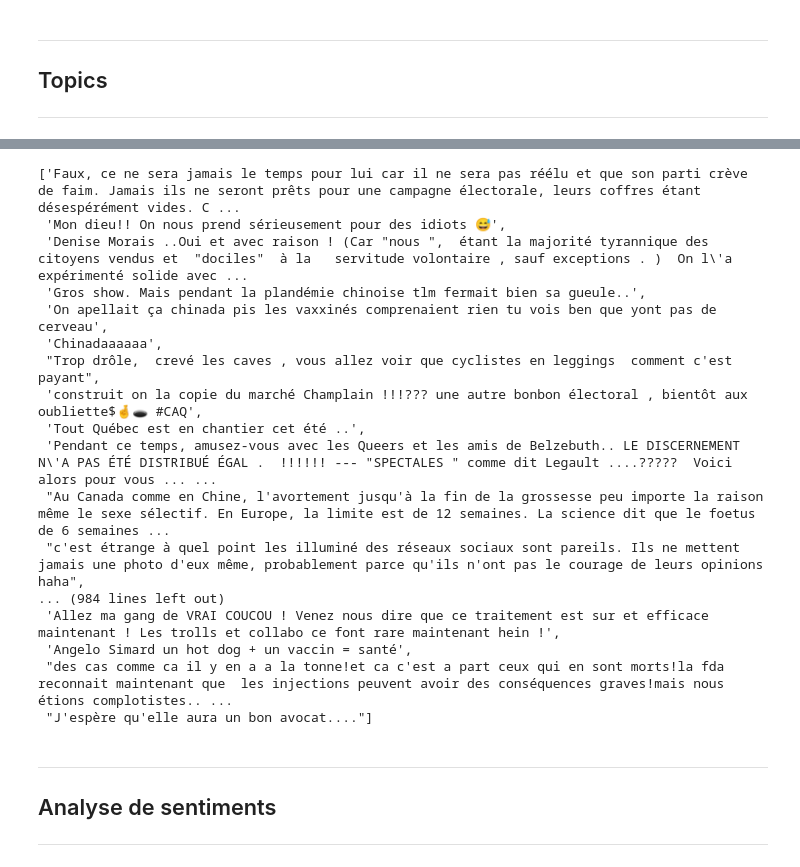
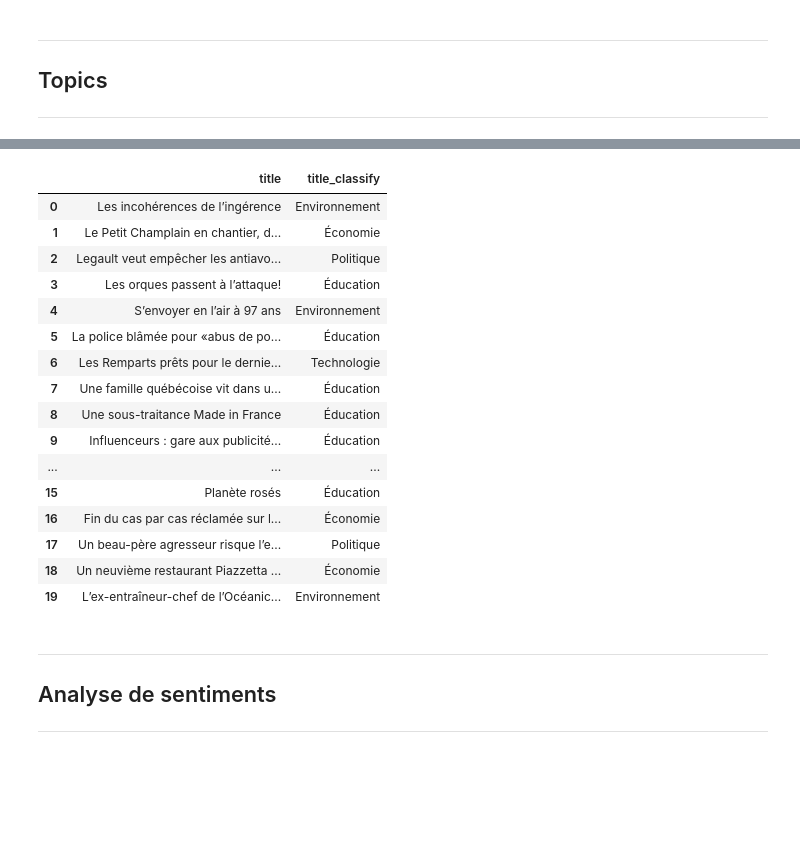
Before and after one commit to caseguin/GLO-7027, a Jupyter notebook: charles_workspace/charles_cleaning.ipynb, the cells around one changed output, grey strips where cells are left out. Drawn from its saved outputs; the diff is of its cells as text; code cells hidden in the pictures; blank space fills up the shorter version.

Commit message:
classifier les titres (fin)

```diff
--- a/charles_workspace/charles_cleaning.ipynb
+++ b/charles_workspace/charles_cleaning.ipynb
@@ -531,11 +525,6 @@ text
-# %%
-from transformers import pipeline
-
-classifier = pipeline(model="facebook/bart-large-mnli")
-
-candidate_labels=['Politique', 'Sport', 'Environnement']
-
-results = classifier(text, candidate_labels)
-
-
-# final_result
+# %%
+# df = df_merge[['title']].drop_duplicates().reset_index(drop=True).copy()
+df = df_merge[['title']].drop_duplicates().head(20).reset_index(drop=True).copy()
+df
+text = df['title'][10]
+text
@@ -570,22 +567,6 @@ result_list
-# %%
-from transformers import pipeline
-df = df_merge.head(1000).copy()
-
-classifier = pipeline(model="facebook/bart-large-mnli")
-candidate_labels=[
-    "Changement_climatique",
-    "Géopolitique",
-    "COVID-19",
-    "Technologie",
-    "Économie",
-    "Justice_sociale",
-    "Migration",
-    "Éducation_en_ligne",
-    "Santé_mentale",
-    "Démographie"
-]
-
-result_list = [max(zip(classifier(message, candidate_labels)['scores'], candidate_labels))[1] for message in df['message_comments'].tolist()]
+# %%
+titre_list = df['title'].tolist()
+result_list = modiliserSujetDesArticles(titre_list)
 # %%
 result_list
 # %% [output]
@@ -609,23 +593,24 @@ result_list
-# %%
-df['message_comments'].tolist()
-# %% [output]
-['Faux, ce ne sera jamais le temps pour lui car il ne sera pas réélu et que son parti crève de faim. Jamais ils ne seront prêts pour une campagne électorale, leurs coffres étant désespérément vides. C ...
- 'Mon dieu!! On nous prend sérieusement pour des idiots 😅',
- 'Denise Morais ..Oui et avec raison ! (Car "nous ",  étant la majorité tyrannique des citoyens vendus et  "dociles"  à la   servitude volontaire , sauf exceptions . )  On l\'a expérimenté solide avec ...
- 'Gros show. Mais pendant la plandémie chinoise tlm fermait bien sa gueule..',
- 'On apellait ça chinada pis les vaxxinés comprenaient rien tu vois ben que yont pas de cerveau',
- 'Chinadaaaaaa',
- "Trop drôle,  crevé les caves , vous allez voir que cyclistes en leggings  comment c'est payant",
- 'construit on la copie du marché Champlain !!!??? une autre bonbon électoral , bientôt aux oubliette$🤞🕳 #CAQ',
- 'Tout Québec est en chantier cet été ..',
- 'Pendant ce temps, amusez-vous avec les Queers et les amis de Belzebuth.. LE DISCERNEMENT N\'A PAS ÉTÉ DISTRIBUÉ ÉGAL .  !!!!!! --- "SPECTALES " comme dit Legault ....?????  Voici alors pour vous ... ...
- "Au Canada comme en Chine, l'avortement jusqu'à la fin de la grossesse peu importe la raison même le sexe sélectif. En Europe, la limite est de 12 semaines. La science dit que le foetus de 6 semaines ...
- "c'est étrange à quel point les illuminé des réseaux sociaux sont pareils. Ils ne mettent jamais une photo d'eux même, probablement parce qu'ils n'ont pas le courage de leurs opinions haha",
-... (984 lines left out)
- 'Allez ma gang de VRAI COUCOU ! Venez nous dire que ce traitement est sur et efficace maintenant ! Les trolls et collabo ce font rare maintenant hein !',
- 'Angelo Simard un hot dog + un vaccin = santé',
- "des cas comme ca il y en a a la tonne!et ca c'est a part ceux qui en sont morts!la fda reconnait maintenant que  les injections peuvent avoir des conséquences graves!mais nous  étions complotistes.. ...
- "J'espère qu'elle aura un bon avocat...."]
+# %%
+df['title_classify'] = result_list
+df
+# %% [output]
+|  | title | title_classify |
+| 0 | Les incohérences de l’ingérence | Environnement |
+| 1 | Le Petit Champlain en chantier, d... | Économie |
+| 2 | Legault veut empêcher les antiavo... | Politique |
+| 3 | Les orques passent à l’attaque! | Éducation |
+| 4 | S’envoyer en l’air à 97 ans | Environnement |
+| 5 | La police blâmée pour «abus de po... | Éducation |
+| 6 | Les Remparts prêts pour le dernie... | Technologie |
+| 7 | Une famille québécoise vit dans u... | Éducation |
+| 8 | Une sous-traitance Made in France | Éducation |
+| 9 | Influenceurs : gare aux publicité... | Éducation |
+| ... | ... | ... |
+| 15 | Planète rosés | Éducation |
+| 16 | Fin du cas par cas réclamée sur l... | Économie |
+| 17 | Un beau-père agresseur risque l’e... | Politique |
+| 18 | Un neuvième restaurant Piazzetta ... | Économie |
+| 19 | L’ex-entraîneur-chef de l’Océanic... | Environnement |
 # %% [markdown]
 ***
 ## Analyse de sentiments
```
Also changed, not shown: parts of 5 cells of this notebook.
